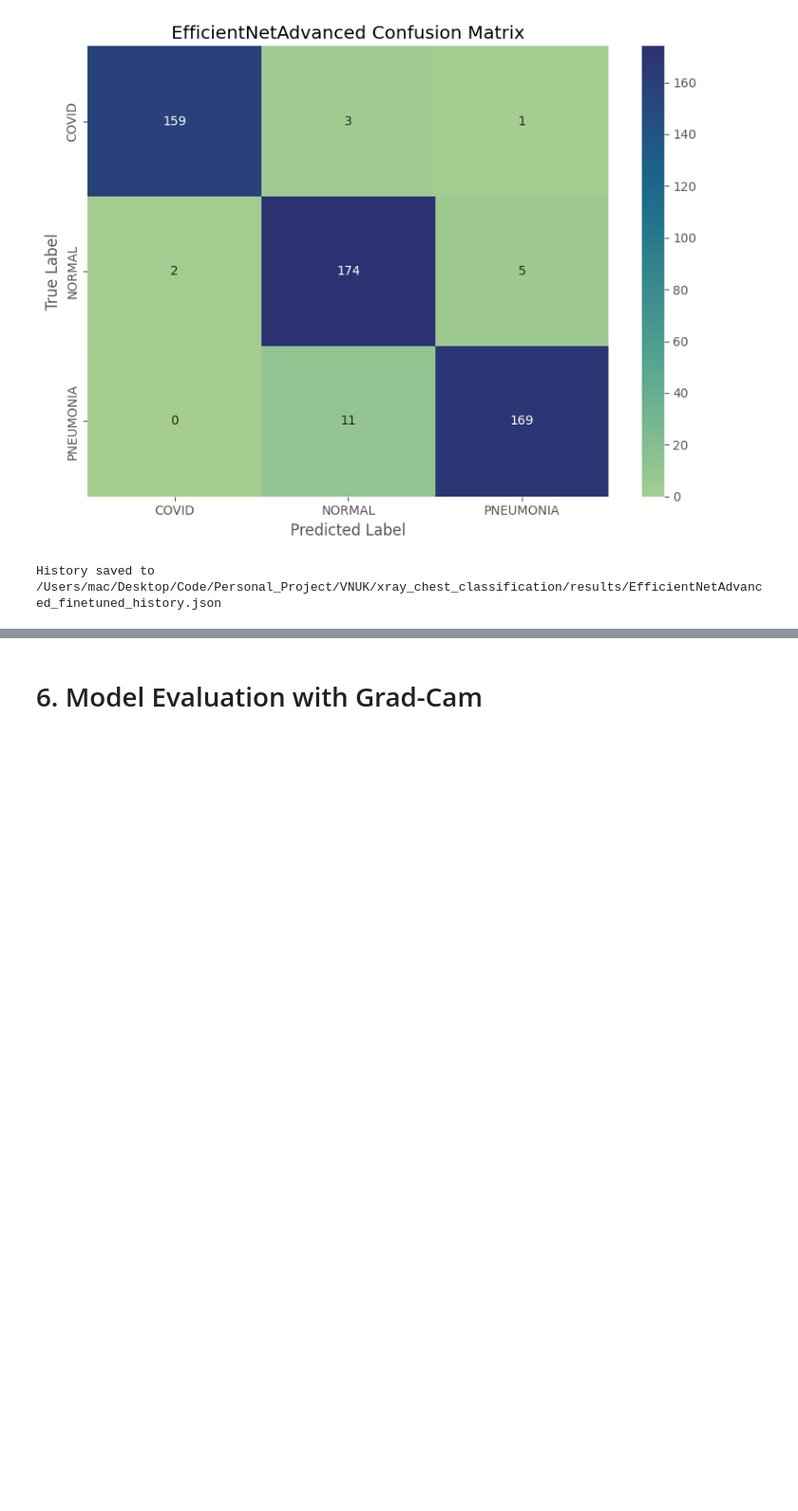
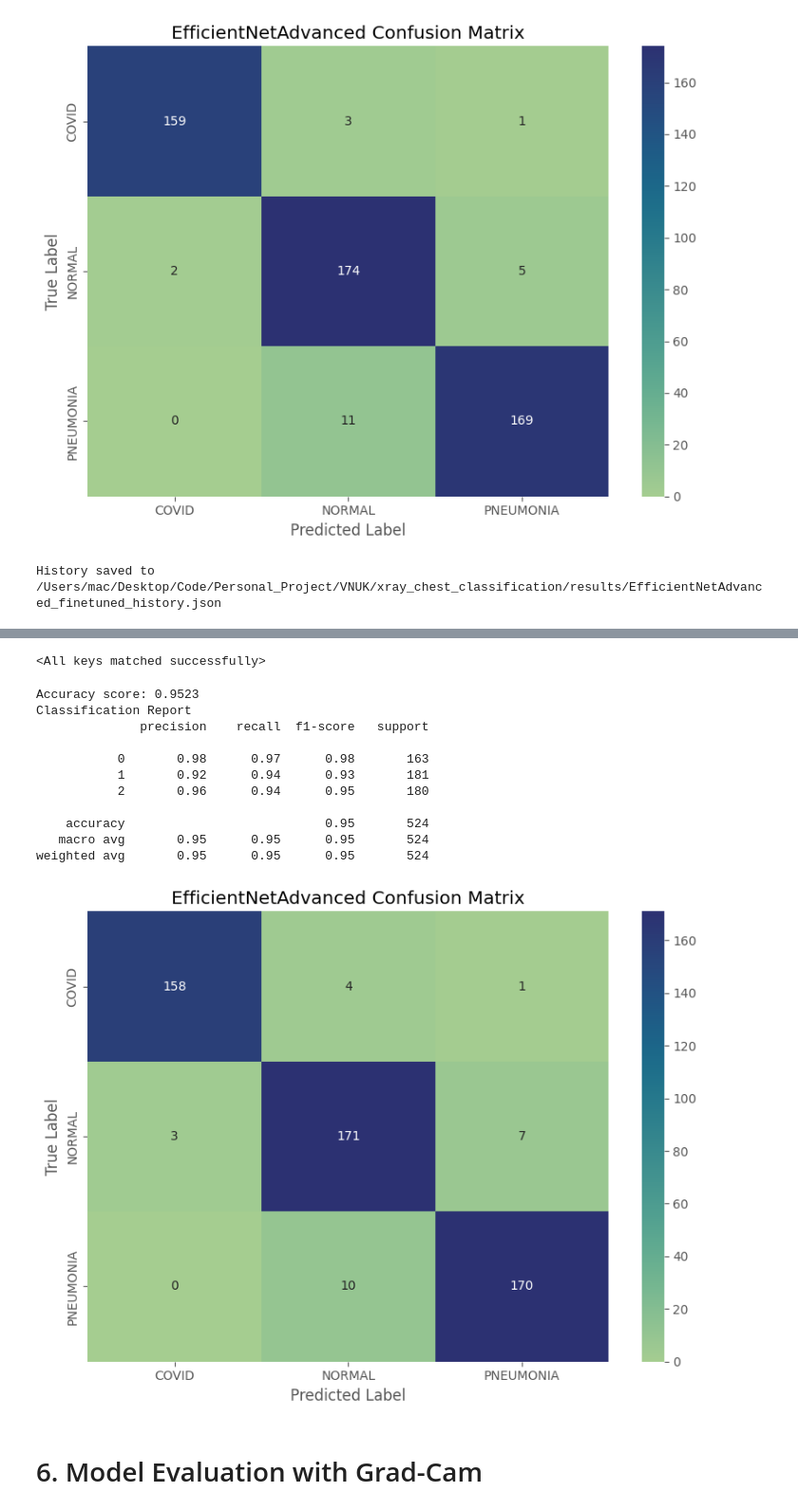
Before and after one commit to DangCongKhai/xray_chest_classification, a Jupyter notebook: main.ipynb, the cells around one changed output, grey strips where cells are left out. Shown at 95% size. Saved outputs shown, nothing was run; the diff lists cells and outputs as text; code cells hidden in the pictures; blank space fills up the shorter version.

```diff
--- a/main.ipynb
+++ b/main.ipynb
@@ -68,9 +71,9 @@ class ChestXrayDataset(Dataset):
 
         return original_image, transformed_image, torch.tensor(y)
 # %%
-train_dir = "data/train"
-val_dir = "data/val"
-test_dir = "data/test"
+train_dir = os.path.join(project_root,"data/train")
+val_dir = os.path.join(project_root,"data/val")
+test_dir = os.path.join(project_root,"data/test")
 
 BATCH_SIZE = 32
 
@@ -438,2 +552,31 @@ History saved to /Users/mac/Desktop/Code/Personal_Project/VNUK/xray_chest_classi
+# %%
+best_result = results.get_best_result("accuracy", mode='max')
+
+with best_result.checkpoint.as_directory() as checkpoint_dir:
+    state_dict = torch.load(os.path.join(checkpoint_dir, "model.pth"))
+# %%
+model = EfficientAdvanced(len(CLASSES))
+model.load_state_dict(state_dict)
+# %% [output]
+<All keys matched successfully>
+# %%
+model = model.to(DEVICE)
+save_path = f"{project_root}/results/{MODEL_NAME}_finetuned_hyperparameter_tuning_cfm.png"
+performance(
+    model, test_loader, DEVICE, MODEL_NAME, class_names=CLASSES, save_path=save_path
+)
+# %% [output]
+Accuracy score: 0.9523
+Classification Report
+              precision    recall  f1-score   support
+
+           0       0.98      0.97      0.98       163
+           1       0.92      0.94      0.93       181
+           2       0.96      0.94      0.95       180
+
+    accuracy                           0.95       524
+   macro avg       0.95      0.95      0.95       524
+weighted avg       0.95      0.95      0.95       524
+[figure, added]
 # %% [markdown]
 # 6. Model Evaluation with Grad-Cam
```
Also changed, not shown: parts of 6 cells of this notebook.
